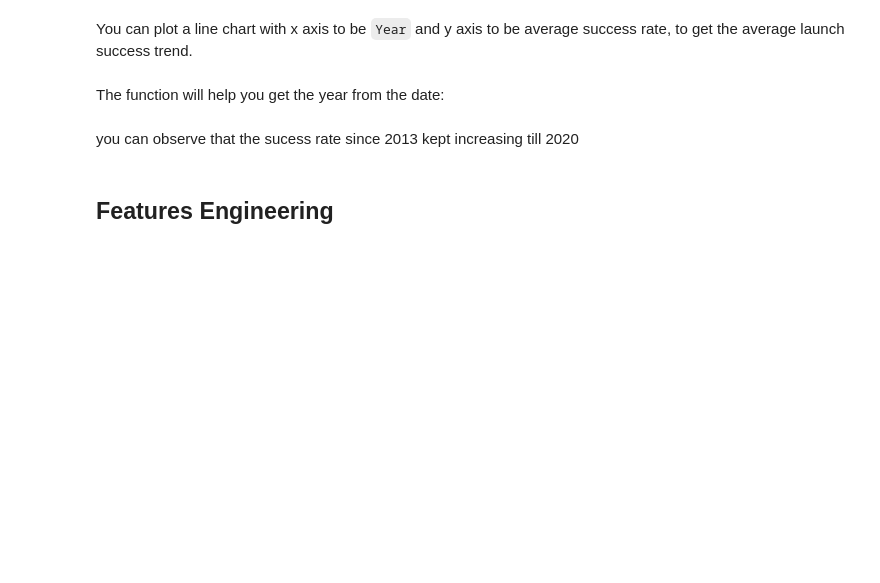
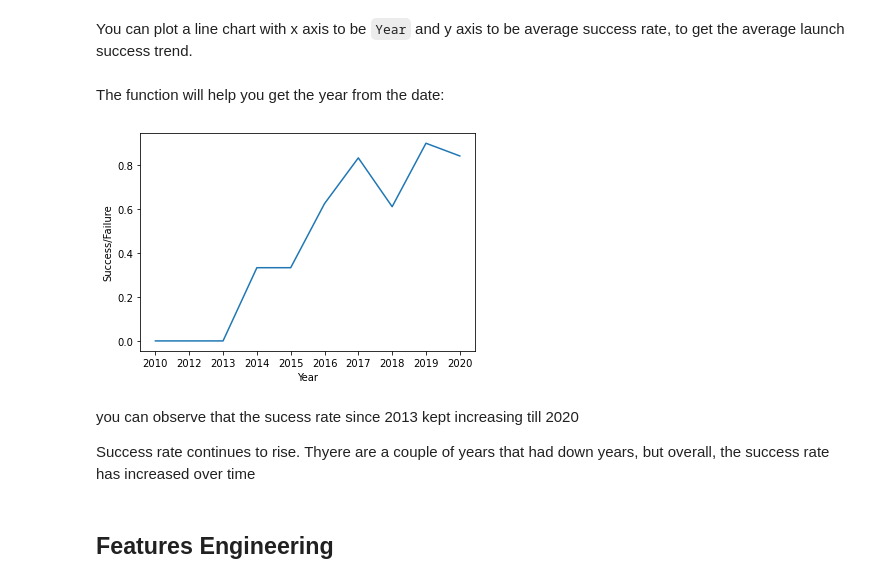
Before and after one commit to NHebner/Capstone, a Jupyter notebook: EDA with Data Visualization.ipynb, the cells around one changed output. Saved outputs shown, nothing was run; the diff lists cells and outputs as text; code cells hidden in the pictures; blank space fills up the shorter version.

```diff
--- a/EDA with Data Visualization.ipynb
+++ b/EDA with Data Visualization.ipynb
@@ -168,10 +177,22 @@ def Extract_year(date):
     for i in df["Date"]:
         year.append(i.split("-")[0])
     return year
+Extract_year(1)
+df["Year"]=year
+average_by_year = df.groupby(by="Year").mean()
+average_by_year.reset_index(inplace=True)
 # %%
 # Plot a line chart with x axis to be the extracted year and y axis to be the success rate
+plt.plot(average_by_year["Year"],average_by_year["Class"])
+plt.xlabel("Year")
+plt.ylabel("Success/Failure")
+plt.show()
+# %% [output]
+[figure, added]
 # %% [markdown]
 you can observe that the sucess rate since 2013 kept increasing till 2020
+
+Success rate continues to rise. Thyere are a couple of years that had down years, but overall, the success rate has increased over time
 # %% [markdown]
 ## Features Engineering
 # %% [markdown]
```
Also changed, not shown: parts of 7 cells of this notebook.
